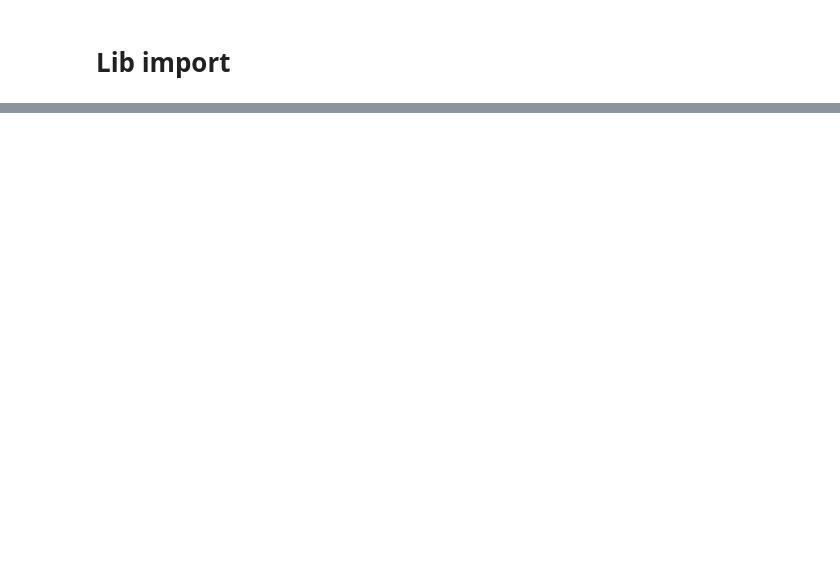
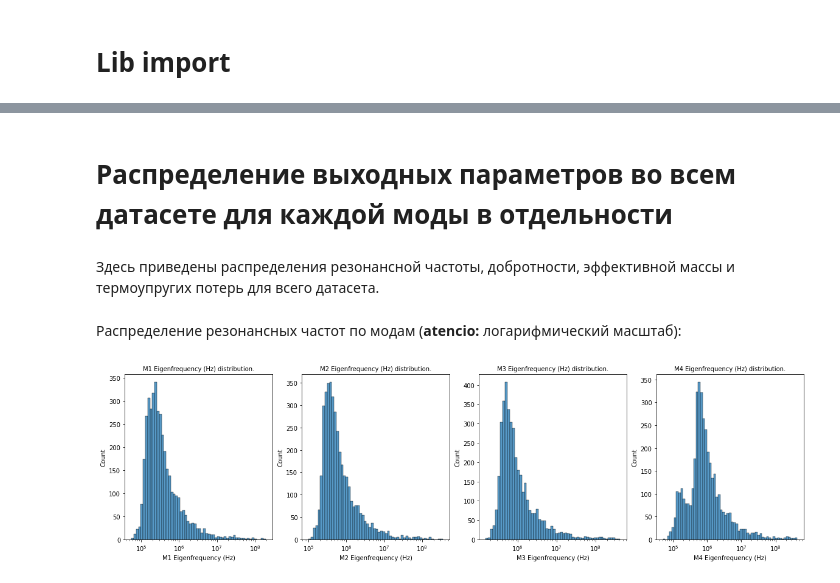
Before and after one commit to PolMix/nems_ai, a Jupyter notebook: Data Review/Data_Review.ipynb, the cells around one changed output, grey strips where cells are left out. Cells and saved outputs as stored; diff of their text form; code cells hidden in the pictures; blank space fills up the shorter version.

```diff
--- a/Data Review/Data_Review.ipynb
+++ b/Data Review/Data_Review.ipynb
@@ -107,0 +99,10 @@ fig.show()
+# %% [markdown]
+# Распределение выходных параметров во всем датасете для каждой моды в отдельности
+# %% [markdown]
+Здесь приведены распределения резонансной частоты, добротности, эффективной массы и термоупругих потерь для всего датасета.
+# %% [markdown]
+Распределение резонансных частот по модам (**atencio:** логарифмический масштаб):
+# %%
+plot_distribution(df, indices_to_plot=[7, 18, 29, 40], col_names=col_names, log_scale=True)
+# %% [output]
+[figure, added]
```
Also changed, not shown: parts of 35 cells of this notebook.
